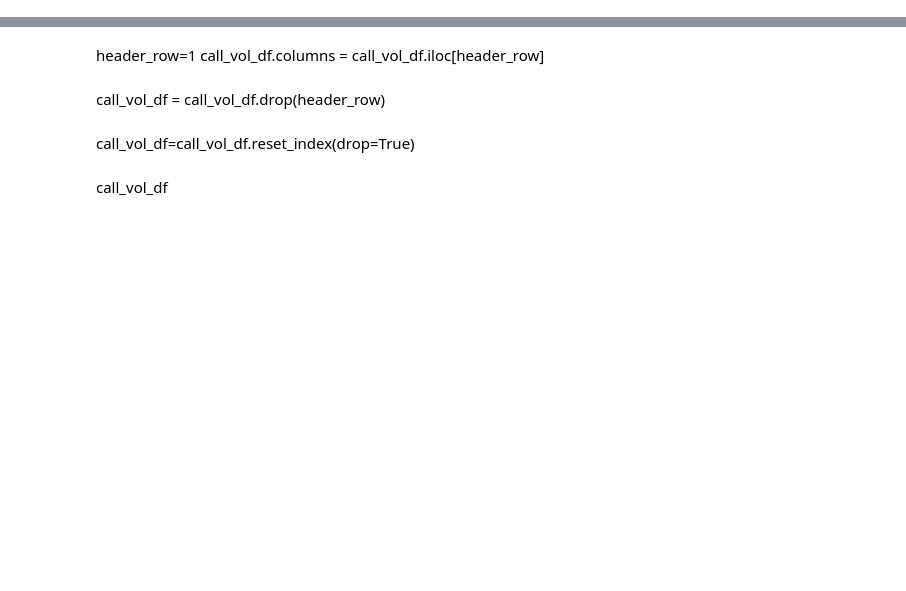
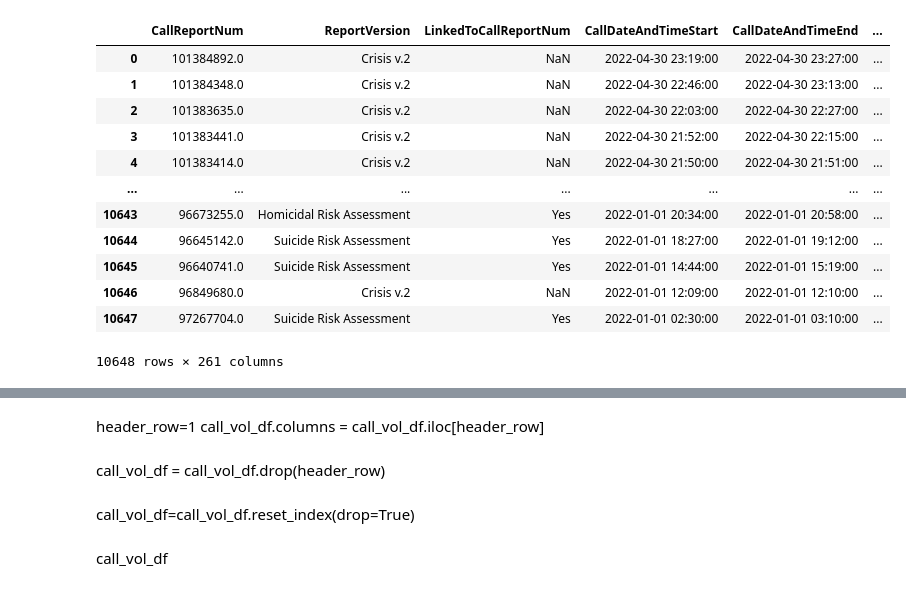
Before and after one commit to NSS-Data-Analytics-Cohort-6/fcs-crisis-holi-data-in-the-sun, a Jupyter notebook: Notebooks/Suicide Hotline Project.ipynb, the cells around one changed output, grey strips where cells are left out. Cells and saved outputs as stored; diff of their text form; code cells hidden in the pictures; blank space fills up the shorter version.

```diff
--- a/Notebooks/Suicide Hotline Project.ipynb
+++ b/Notebooks/Suicide Hotline Project.ipynb
@@ -3,6 +3,20 @@ import requests
 import pandas as pd
 import json
 # %%
-SH_df2 = pd.read_excel (r'../Data/NSSCrisisv.2.xlsx')
-print (SH_df2)
+SH_df2 = pd.read_excel (r'../Data/NSSCrisisv.2.xlsx', skiprows = [0, 1])
+SH_df2
+# %% [output]
+|  | CallReportNum | ReportVersion | LinkedToCallReportNum | CallDateAndTimeStart | CallDateAndTimeEnd | ... |
+| 0 | 101384892.0 | Crisis v.2 | NaN | 2022-04-30 23:19:00 | 2022-04-30 23:27:00 | ... |
+| 1 | 101384348.0 | Crisis v.2 | NaN | 2022-04-30 22:46:00 | 2022-04-30 23:13:00 | ... |
+| 2 | 101383635.0 | Crisis v.2 | NaN | 2022-04-30 22:03:00 | 2022-04-30 22:27:00 | ... |
+| 3 | 101383441.0 | Crisis v.2 | NaN | 2022-04-30 21:52:00 | 2022-04-30 22:15:00 | ... |
+| 4 | 101383414.0 | Crisis v.2 | NaN | 2022-04-30 21:50:00 | 2022-04-30 21:51:00 | ... |
+| ... | ... | ... | ... | ... | ... | ... |
+| 10643 | 96673255.0 | Homicidal Risk Assessment | Yes | 2022-01-01 20:34:00 | 2022-01-01 20:58:00 | ... |
+| 10644 | 96645142.0 | Suicide Risk Assessment | Yes | 2022-01-01 18:27:00 | 2022-01-01 19:12:00 | ... |
+| 10645 | 96640741.0 | Suicide Risk Assessment | Yes | 2022-01-01 14:44:00 | 2022-01-01 15:19:00 | ... |
+| 10646 | 96849680.0 | Crisis v.2 | NaN | 2022-01-01 12:09:00 | 2022-01-01 12:10:00 | ... |
+| 10647 | 97267704.0 | Suicide Risk Assessment | Yes | 2022-01-01 02:30:00 | 2022-01-01 03:10:00 | ... |
+10648 rows × 261 columns
 # %%
```
Also changed, not shown: parts of 8 cells of this notebook.
